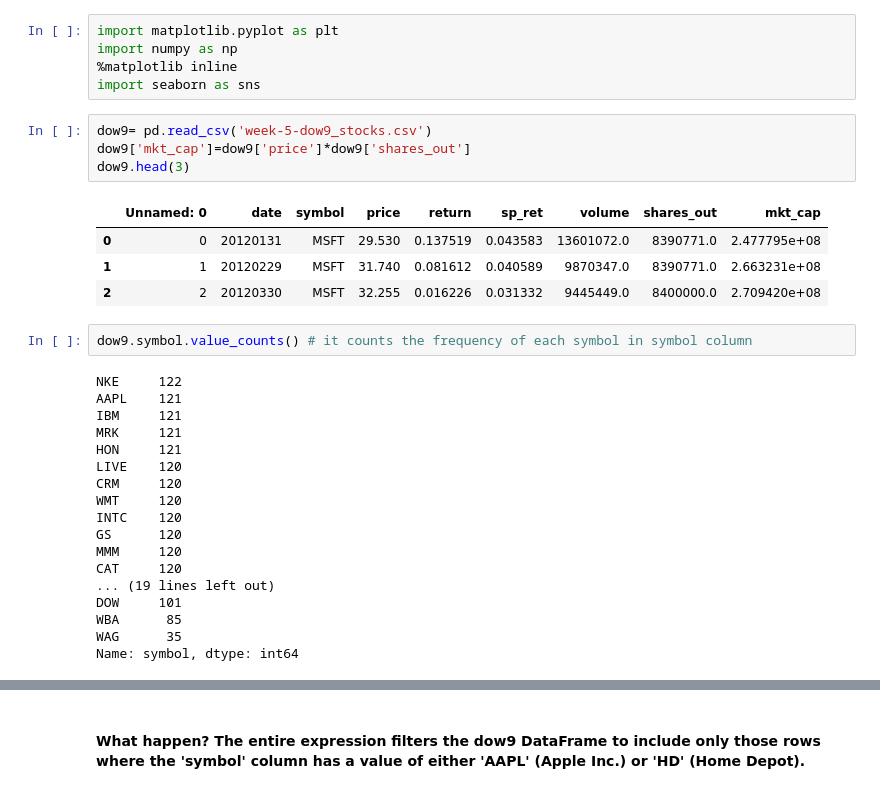
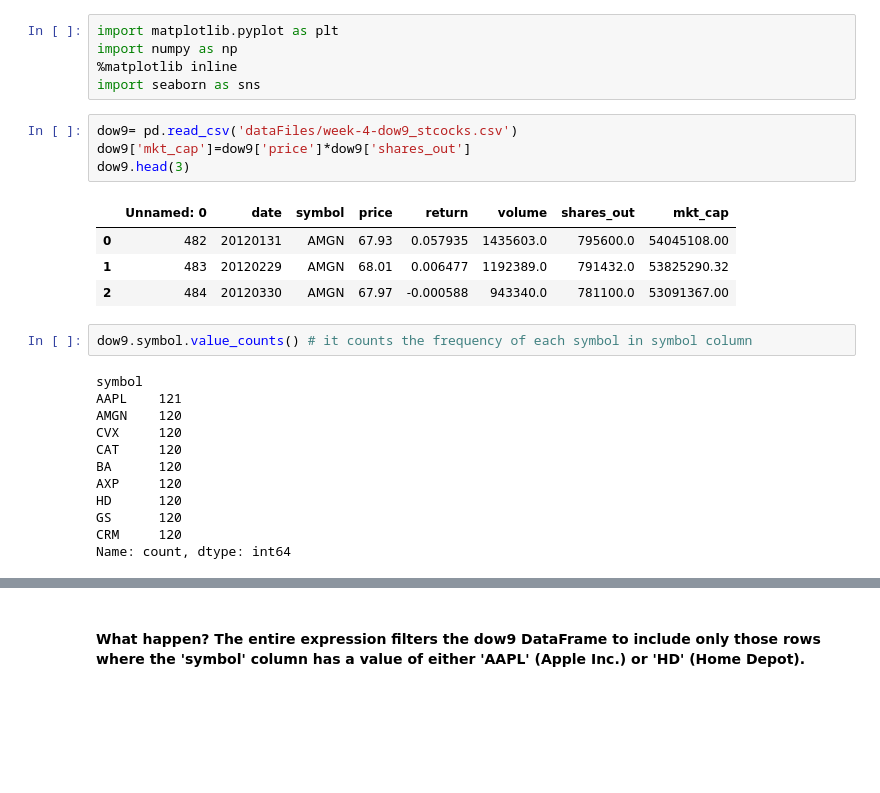
Before and after one commit to aruvins/Computational-Finance, a Jupyter notebook: Week5_Class-Edited.ipynb, the cells around one changed output, grey strips where cells are left out. Saved outputs shown, nothing was run; the diff lists cells and outputs as text; blank space fills up the shorter version.

Commit message:
Week 3 & 5

```diff
--- a/Week5_Class-Edited.ipynb
+++ b/Week5_Class-Edited.ipynb
@@ -315,34 +316,28 @@ import numpy as np
 %matplotlib inline
 import seaborn as sns
 # %%
-dow9= pd.read_csv('week-5-dow9_stocks.csv')
+dow9= pd.read_csv('dataFiles/week-4-dow9_stcocks.csv')
 dow9['mkt_cap']=dow9['price']*dow9['shares_out']
 dow9.head(3)
 # %% [output]
-|  | Unnamed: 0 | date | symbol | price | return | sp_ret | volume | shares_out | mkt_cap |
-| 0 | 0 | 20120131 | MSFT | 29.530 | 0.137519 | 0.043583 | 13601072.0 | 8390771.0 | 2.477795e+08 |
-| 1 | 1 | 20120229 | MSFT | 31.740 | 0.081612 | 0.040589 | 9870347.0 | 8390771.0 | 2.663231e+08 |
-| 2 | 2 | 20120330 | MSFT | 32.255 | 0.016226 | 0.031332 | 9445449.0 | 8400000.0 | 2.709420e+08 |
+|  | Unnamed: 0 | date | symbol | price | return | volume | shares_out | mkt_cap |
+| 0 | 482 | 20120131 | AMGN | 67.93 | 0.057935 | 1435603.0 | 795600.0 | 54045108.00 |
+| 1 | 483 | 20120229 | AMGN | 68.01 | 0.006477 | 1192389.0 | 791432.0 | 53825290.32 |
+| 2 | 484 | 20120330 | AMGN | 67.97 | -0.000588 | 943340.0 | 781100.0 | 53091367.00 |
 # %%
 dow9.symbol.value_counts() # it counts the frequency of each symbol in symbol column
 # %% [output]
-NKE     122
+symbol
 AAPL    121
-IBM     121
-MRK     121
-HON     121
-LIVE    120
+AMGN    120
+CVX     120
+CAT     120
+BA      120
+AXP     120
+HD      120
+GS      120
 CRM     120
-WMT     120
-INTC    120
-GS      120
-MMM     120
-CAT     120
-... (19 lines left out)
-DOW     101
-WBA      85
-WAG      35
-Name: symbol, dtype: int64
+Name: count, dtype: int64
 # %%
 dow2=dow9[dow9['symbol'].isin(['AAPL', 'HD'])]
 dow2.tail(3)
```
Also changed, not shown: parts of 10 cells of this notebook, 2 other files.
